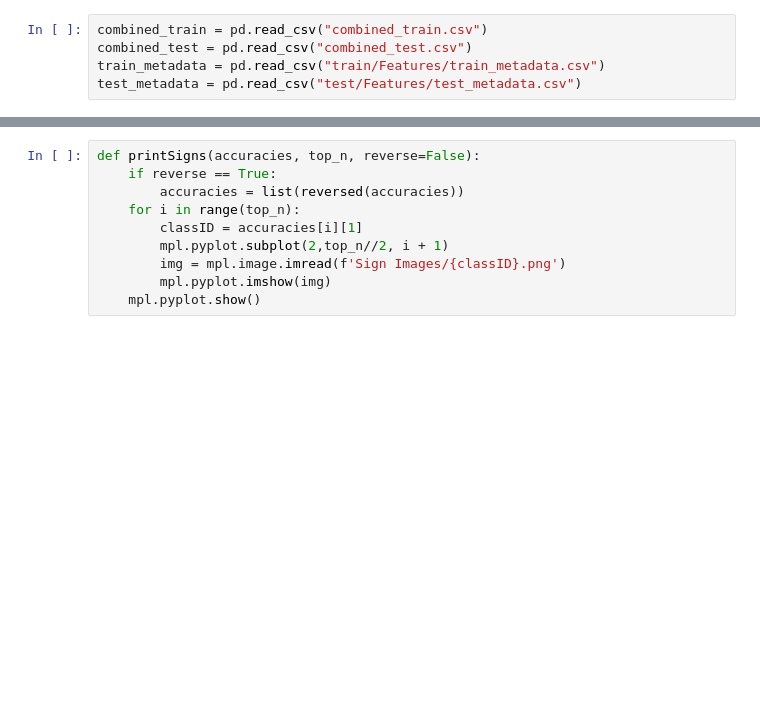
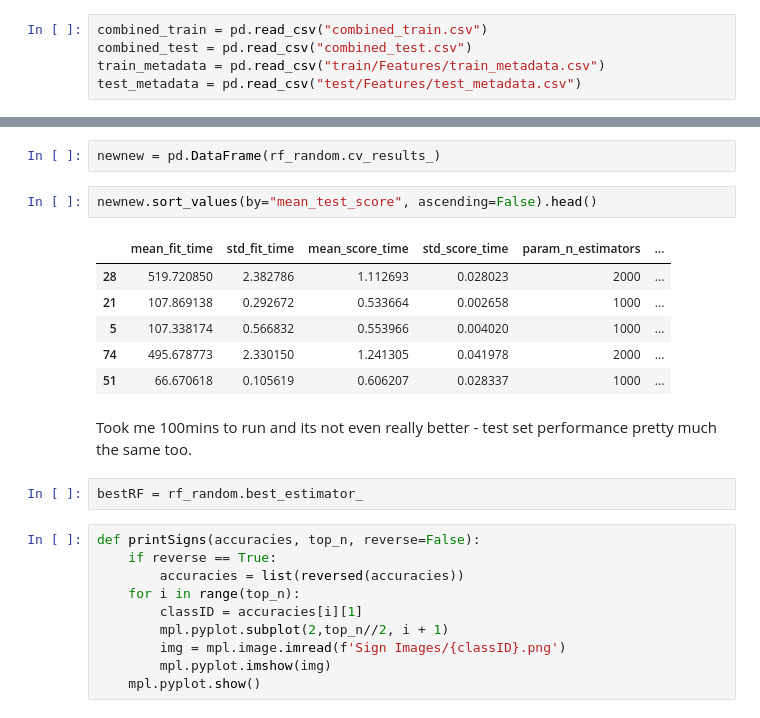
Before and after one commit to Biporian/ML_ASS_2, a Jupyter notebook: Random_Forest.ipynb, the cells around one changed output, grey strips where cells are left out. Saved outputs shown, nothing was run; the diff lists cells and outputs as text; blank space fills up the shorter version.

```diff
--- a/Random_Forest.ipynb
+++ b/Random_Forest.ipynb
@@ -33,3 +67,18 @@ KeyboardInterrupt:
+# %%
+newnew = pd.DataFrame(rf_random.cv_results_)
+# %%
+newnew.sort_values(by="mean_test_score", ascending=False).head()
+# %% [output]
+|  | mean_fit_time | std_fit_time | mean_score_time | std_score_time | param_n_estimators | ... |
+| 28 | 519.720850 | 2.382786 | 1.112693 | 0.028023 | 2000 | ... |
+| 21 | 107.869138 | 0.292672 | 0.533664 | 0.002658 | 1000 | ... |
+| 5 | 107.338174 | 0.566832 | 0.553966 | 0.004020 | 1000 | ... |
+| 74 | 495.678773 | 2.330150 | 1.241305 | 0.041978 | 2000 | ... |
+| 51 | 66.670618 | 0.105619 | 0.606207 | 0.028337 | 1000 | ... |
+# %% [markdown]
+Took me 100mins to run and its not even really better - test set performance pretty much the same too.
+# %%
+bestRF = rf_random.best_estimator_
 # %%
 def printSigns(accuracies, top_n, reverse=False):
     if reverse == True:
```
Also changed, not shown: parts of 11 cells of this notebook.
